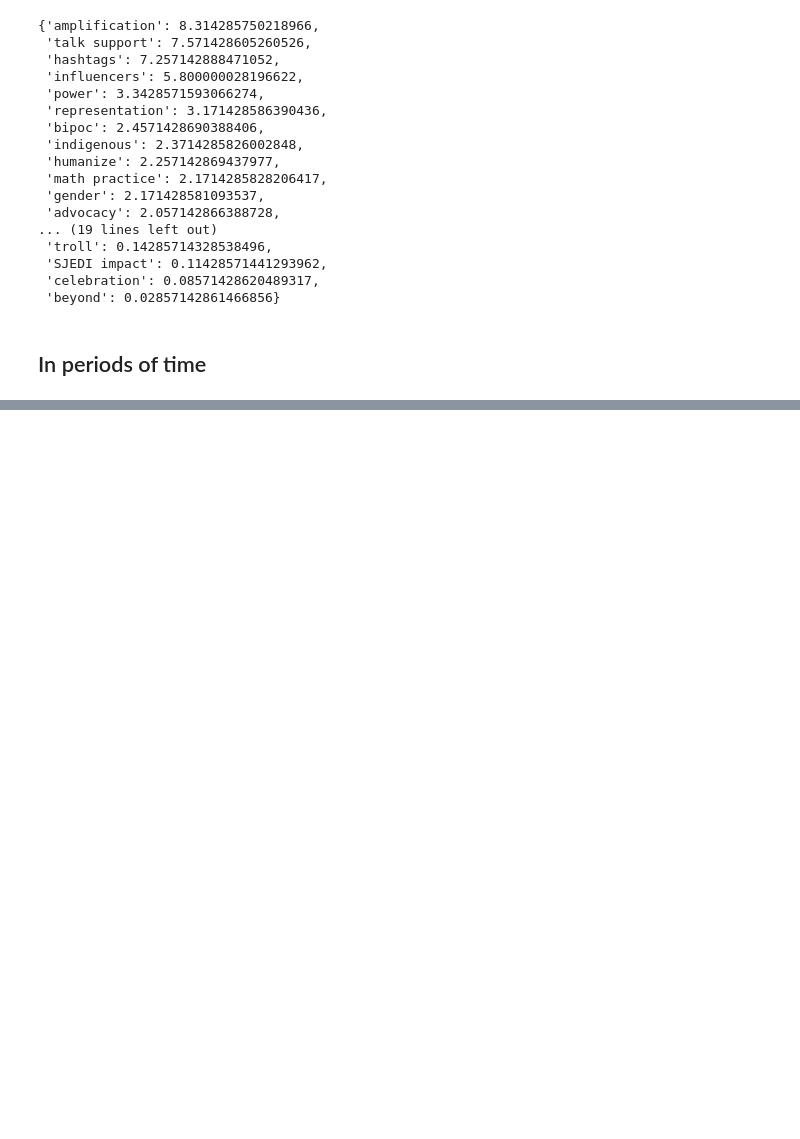
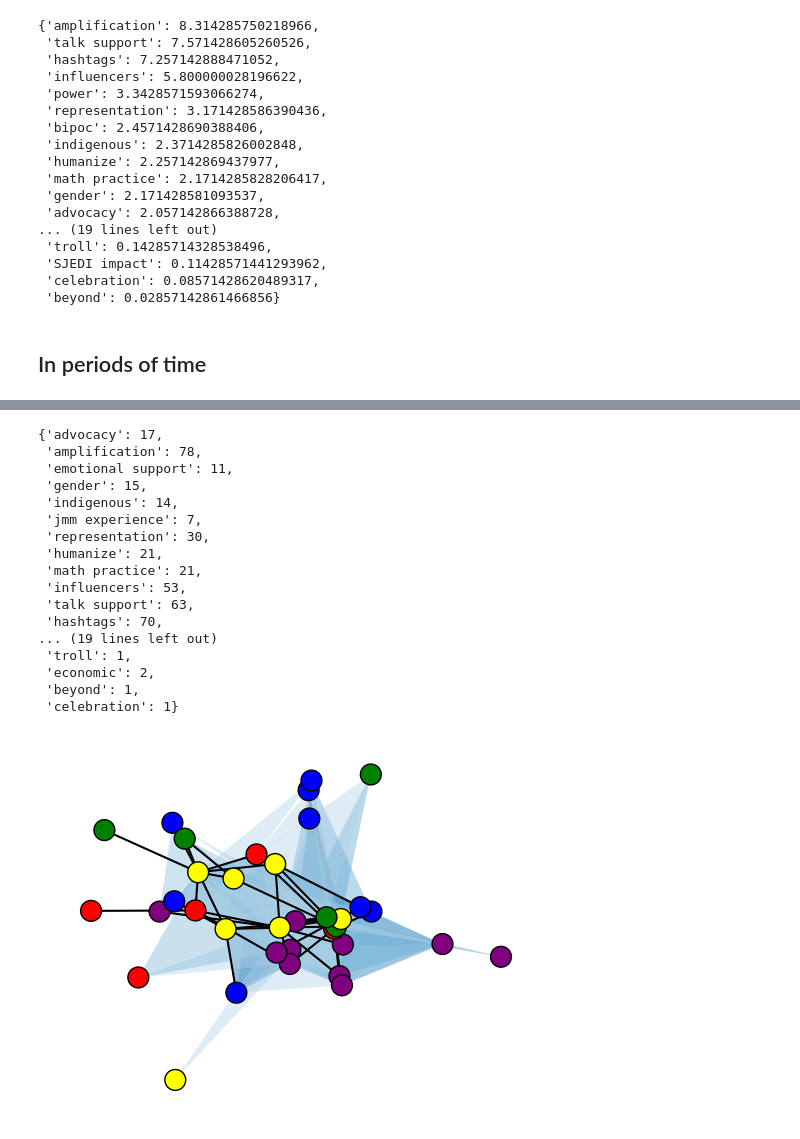
Before and after one commit to DAAAAMNSocialJustice/disruptjmm, a Jupyter notebook: codes_hypergraph/Hypergraph of codes.ipynb, the cells around one changed output, grey strips where cells are left out. Saved outputs shown, nothing was run; the diff lists cells and outputs as text; code cells hidden in the pictures; blank space fills up the shorter version.

```diff
--- a/codes_hypergraph/Hypergraph of codes.ipynb
+++ b/codes_hypergraph/Hypergraph of codes.ipynb
@@ -168,0 +236,22 @@ xgi.draw(H2021,node_labels=True)
+# %%
+xgi.draw(H2020,node_labels=False, node_fc= color_dict,)
+H2020.nodes.degree.asdict()
+# %% [output]
+{'advocacy': 17,
+ 'amplification': 78,
+ 'emotional support': 11,
+ 'gender': 15,
+ 'indigenous': 14,
+ 'jmm experience': 7,
+ 'representation': 30,
+ 'humanize': 21,
+ 'math practice': 21,
+ 'influencers': 53,
+ 'talk support': 63,
+ 'hashtags': 70,
+... (19 lines left out)
+ 'troll': 1,
+ 'economic': 2,
+ 'beyond': 1,
+ 'celebration': 1}
+[figure, added]
```
Also changed, not shown: parts of 17 cells of this notebook, 1 other file.
